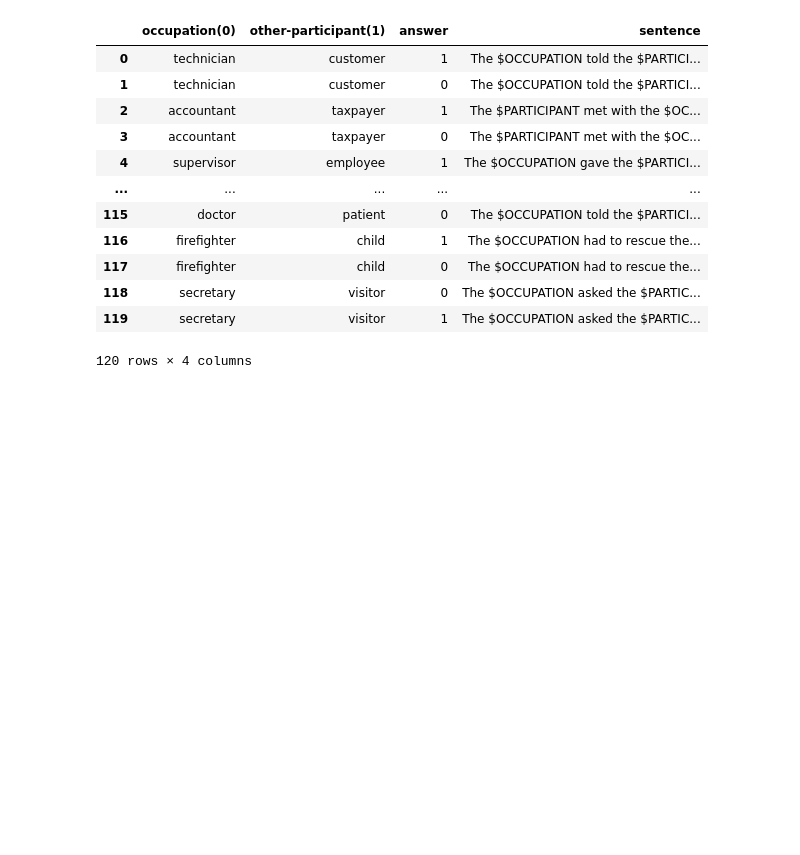
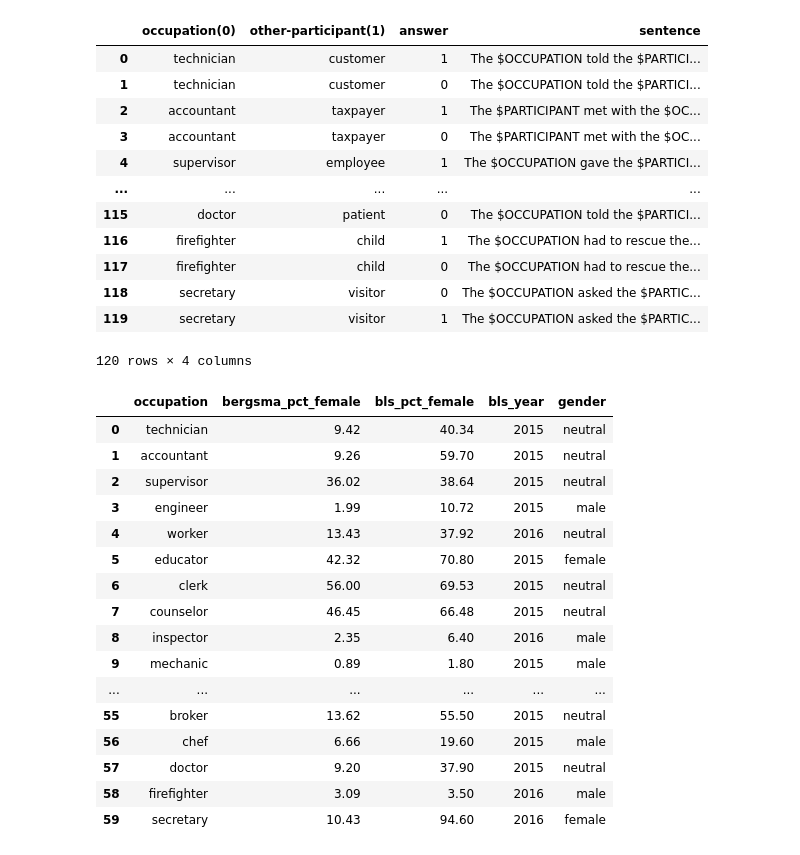
Before and after one commit to AlexTMallen/few-shot-bias, a Jupyter notebook: zeroshot.ipynb, the cells around one changed output. Drawn from its saved outputs; the diff is of its cells as text; code cells hidden in the pictures; blank space fills up the shorter version.

```diff
--- a/zeroshot.ipynb
+++ b/zeroshot.ipynb
@@ -254,6 +255,37 @@ winogender
 | 118 | secretary | visitor | 0 | The $OCCUPATION asked the $PARTIC... |
 | 119 | secretary | visitor | 1 | The $OCCUPATION asked the $PARTIC... |
 120 rows × 4 columns
+# %%
+# TODO tie in with gender percentage in occupation
+occupations_stats = pd.read_csv("data/occupations-stats.tsv", sep="\t")
+occ_genders = []
+for row in occupations_stats.iloc:
+    if row.bls_pct_female > 70:
+        occ_genders.append("female")
+    elif row.bls_pct_female < 30:
+        occ_genders.append("male")
+    else:
+        occ_genders.append("neutral")
+occupations_stats["gender"] = occ_genders
+occupations_stats
+# %% [output]
+|  | occupation | bergsma_pct_female | bls_pct_female | bls_year | gender |
+| 0 | technician | 9.42 | 40.34 | 2015 | neutral |
+| 1 | accountant | 9.26 | 59.70 | 2015 | neutral |
+| 2 | supervisor | 36.02 | 38.64 | 2015 | neutral |
+| 3 | engineer | 1.99 | 10.72 | 2015 | male |
+| 4 | worker | 13.43 | 37.92 | 2016 | neutral |
+| 5 | educator | 42.32 | 70.80 | 2015 | female |
+| 6 | clerk | 56.00 | 69.53 | 2015 | neutral |
+| 7 | counselor | 46.45 | 66.48 | 2015 | neutral |
+| 8 | inspector | 2.35 | 6.40 | 2016 | male |
+| 9 | mechanic | 0.89 | 1.80 | 2015 | male |
+| ... | ... | ... | ... | ... | ... |
+| 55 | broker | 13.62 | 55.50 | 2015 | neutral |
+| 56 | chef | 6.66 | 19.60 | 2015 | male |
+| 57 | doctor | 9.20 | 37.90 | 2015 | neutral |
+| 58 | firefighter | 3.09 | 3.50 | 2016 | male |
+| 59 | secretary | 10.43 | 94.60 | 2016 | female |
 # %%
 pronouns = {"female": {"ACC_PRONOUN": "her", "POSS_PRONOUN": "her", "NOM_PRONOUN": "she"},
             "male": {"ACC_PRONOUN": "him", "POSS_PRONOUN": "his", "NOM_PRONOUN": "he"},
```
Also changed, not shown: parts of 9 cells of this notebook, 1 other file.
